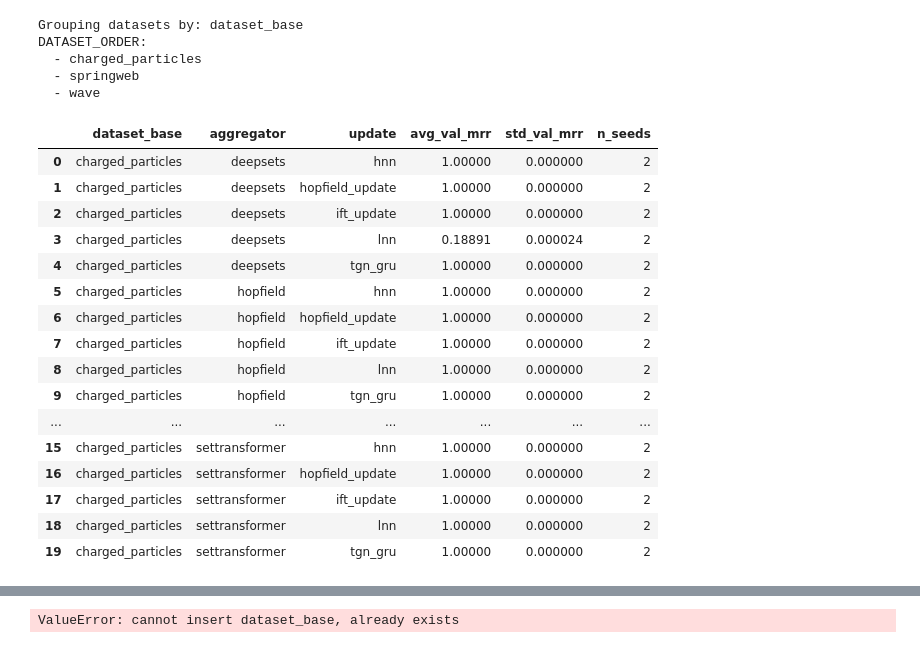
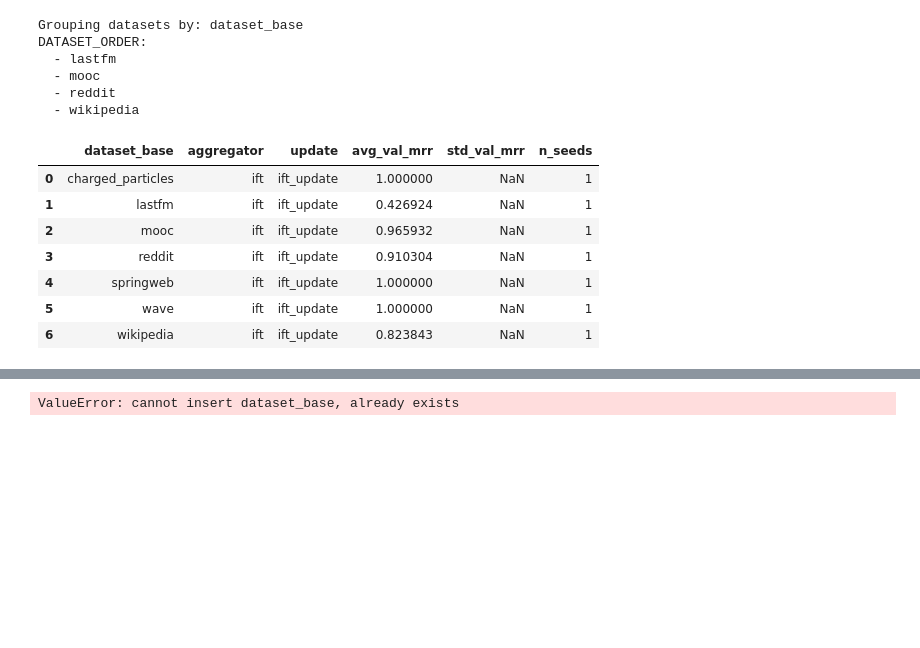
Before and after one commit to tweninger/fnn, a Jupyter notebook: interactiondynamics/analysis/interaction_summary_grouped_mrr_plot_drop_falspos.ipynb, the cells around one changed output, grey strips where cells are left out. Saved outputs shown, nothing was run; the diff lists cells and outputs as text; code cells hidden in the pictures; blank space fills up the shorter version.

```diff
--- a/interactiondynamics/analysis/interaction_summary_grouped_mrr_plot_drop_falspos.ipynb
+++ b/interactiondynamics/analysis/interaction_summary_grouped_mrr_plot_drop_falspos.ipynb
@@ -4,7 +4,7 @@ from pathlib import Path
 # --------------------------------------------------
 # config
 # --------------------------------------------------
-SUMMARY_PATH = Path("/home/akapociu/ift/interactiondynamics/crcresults/interaction_predictions_falspos_misfires_.10_.10_all_models_all_splits/summary.jsonl")
+SUMMARY_PATH = Path("/home/akapociu/ift/interactiondynamics/results/interaction_predictions_misfire_.30/summary.jsonl")
 PLOTS_DIR = Path("./plots")
 PLOTS_DIR.mkdir(parents=True, exist_ok=True)
 
@@ -17,17 +17,17 @@ EXPERIMENT_NAME = None
 # - "dataset_full" : exact variant names including corruption / threshold metadata
 GROUP_DATASETS_BY = "dataset_base"
 
+SELECTED_DATASETS = [
+    "charged_particles",
+    "springweb",
+    "wave",
+]
 # SELECTED_DATASETS = [
-#     "charged_particles",
-#     "springweb",
-#     "wave",
+#     "lastfm",
+#     "mooc",
+#     "reddit",
+#     "wikipedia"
 # ]
-SELECTED_DATASETS = [
-    "lastfm",
-    "mooc",
-    "reddit",
-    "wikipedia"
-]
 AGG_ORDER = ["sum", "ift", "settransformer", "hopfield", "deepsets"]
 UPD_ORDER = ["tgn_gru", "ift_update", "hnn", "hopfield_update", "lnn"]
 
@@ -247,14 +247,8 @@ if group_col not in ["dataset_base", "dataset_base"]:
 available = summary_df[group_col].dropna().unique().tolist()
 
 if SELECTED_DATASETS is None:
-    DATASET_ORDER = sorted(available)[:4]
-else:
-    DATASET_ORDER = list(SELECTED_DATASETS)
-    missing = [ds for ds in DATASET_ORDER if ds not in set(available)]
-    if missing:
-        raise ValueError(
-            f"These requested datasets were not found in {group_col}: {missing}"
-        )
+    DATASET_ORDER = sorted(available)[4:]
+
 
 print("Grouping datasets by:", group_col)
 print("DATASET_ORDER:")
@@ -263,48 +257,40 @@ for ds in DATASET_ORDER:
 # %% [output]
 Grouping datasets by: dataset_base
 DATASET_ORDER:
-  - charged_particles
-  - springweb
-  - wave
+  - lastfm
+  - mooc
+  - reddit
+  - wikipedia
 # %%
 # --------------------------------------------------
 # aggregate across seeds
 # --------------------------------------------------
 metrics_df = (
     summary_df
     .dropna(subset=[group_col, "aggregator", "update", "best_val_mrr"])
     .groupby([group_col, "aggregator", "update"], as_index=False)
     .agg(
         avg_val_mrr=("best_val_mrr", "mean"),
         std_val_mrr=("best_val_mrr", "std"),
         n_seeds=("seed", "count"),
     )
 )
 
 rank_all_by_dataset = {
     ds: subdf.copy().sort_values("avg_val_mrr", ascending=False).reset_index(drop=True)
     for ds, subdf in metrics_df.groupby(group_col)
 }
 
-display(metrics_df.head(20))
+display(metrics_df)
 # %% [output]
 |  | dataset_base | aggregator | update | avg_val_mrr | std_val_mrr | n_seeds |
-| 0 | charged_particles | deepsets | hnn | 1.00000 | 0.000000 | 2 |
-| 1 | charged_particles | deepsets | hopfield_update | 1.00000 | 0.000000 | 2 |
-| 2 | charged_particles | deepsets | ift_update | 1.00000 | 0.000000 | 2 |
-| 3 | charged_particles | deepsets | lnn | 0.18891 | 0.000024 | 2 |
-| 4 | charged_particles | deepsets | tgn_gru | 1.00000 | 0.000000 | 2 |
-| 5 | charged_particles | hopfield | hnn | 1.00000 | 0.000000 | 2 |
-| 6 | charged_particles | hopfield | hopfield_update | 1.00000 | 0.000000 | 2 |
-| 7 | charged_particles | hopfield | ift_update | 1.00000 | 0.000000 | 2 |
-| 8 | charged_particles | hopfield | lnn | 1.00000 | 0.000000 | 2 |
-| 9 | charged_particles | hopfield | tgn_gru | 1.00000 | 0.000000 | 2 |
-| ... | ... | ... | ... | ... | ... | ... |
-| 15 | charged_particles | settransformer | hnn | 1.00000 | 0.000000 | 2 |
-| 16 | charged_particles | settransformer | hopfield_update | 1.00000 | 0.000000 | 2 |
-| 17 | charged_particles | settransformer | ift_update | 1.00000 | 0.000000 | 2 |
-| 18 | charged_particles | settransformer | lnn | 1.00000 | 0.000000 | 2 |
-| 19 | charged_particles | settransformer | tgn_gru | 1.00000 | 0.000000 | 2 |
+| 0 | charged_particles | ift | ift_update | 1.000000 | NaN | 1 |
+| 1 | lastfm | ift | ift_update | 0.426924 | NaN | 1 |
+| 2 | mooc | ift | ift_update | 0.965932 | NaN | 1 |
+| 3 | reddit | ift | ift_update | 0.910304 | NaN | 1 |
+| 4 | springweb | ift | ift_update | 1.000000 | NaN | 1 |
+| 5 | wave | ift | ift_update | 1.000000 | NaN | 1 |
+| 6 | wikipedia | ift | ift_update | 0.823843 | NaN | 1 |
 # %%
 def short_dataset_label(ds):
     if not isinstance(ds, str):
```
Also changed, not shown: parts of 3 cells of this notebook, 17 other files.
